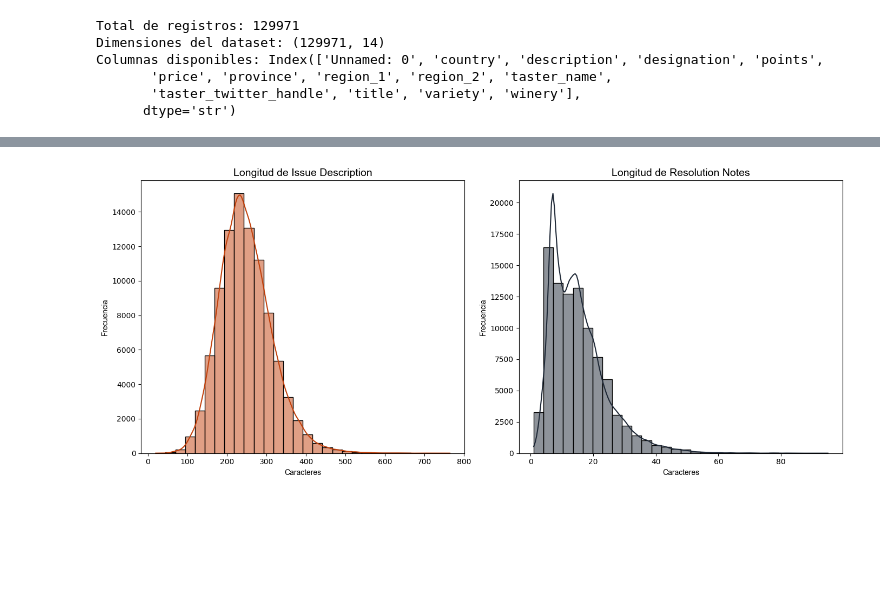
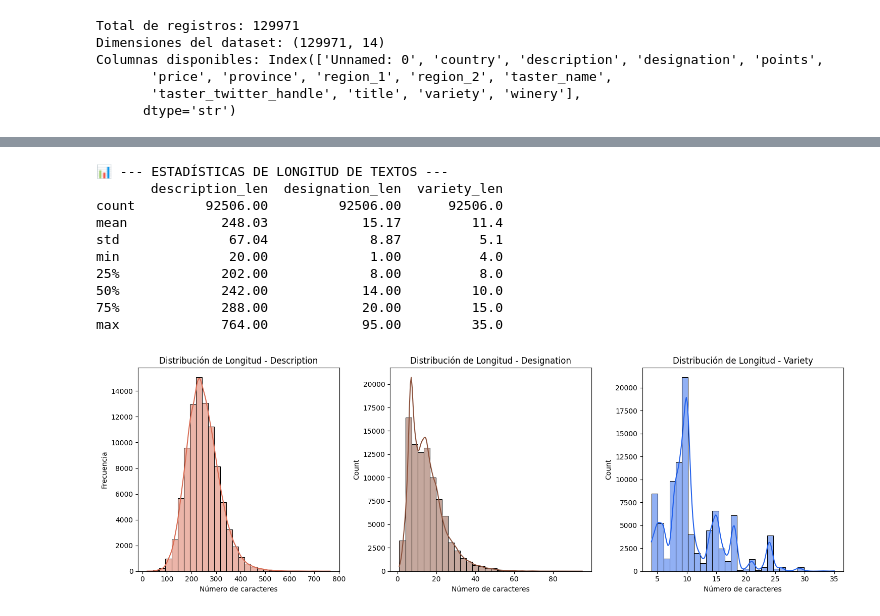
Before and after one commit to Azwraithz/Coderhouse-DataScience-C77805, a Jupyter notebook: AnalisisVinos.ipynb, the cells around one changed output, grey strips where cells are left out. Cells and saved outputs as stored; diff of their text form; code cells hidden in the pictures; blank space fills up the shorter version.

```diff
--- a/AnalisisVinos.ipynb
+++ b/AnalisisVinos.ipynb
@@ -289,3 +450,3 @@ df_nlp.head()
 # %%
-# Distribución de categorías
-print(df_nlp['designation'].value_counts(normalize=True) * 100)
+# Selección de columnas relevantes para la tarea de clasificación de texto
+df_nlp = df[['description', 'designation', 'variety']].copy()
@@ -349,0 +453,15 @@ Length: 10, dtype: str
+# %%
+# Eliminación de filas con valores nulos en las columnas críticas
+df_nlp.dropna(subset=['description', 'designation', 'variety'], inplace=True)
+# %%
+# Reinicio del índice para mayor claridad
+df_nlp.reset_index(drop=True, inplace=True)
+
+print("✅ Dataset preparado para modelado")
+print(f"   • Registros finales: {len(df_nlp):,}")
+print(f"   • Variedades únicas: {df_nlp['variety'].nunique()}")
+print(f"   • Columnas: {list(df_nlp.columns)}")
+
+# Vista rápida de las primeras filas
+print("\nPrimeras 5 filas del dataset para modelado:")
+display(df_nlp.head())
@@ -359,32 +500,49 @@ Length: 10, dtype: str
     </p>
 </div>
 # %%
-# Cálculo de longitudes (cantidad de caracteres)
+# Cálculo de longitudes en caracteres
 df_nlp['description_len'] = df_nlp['description'].str.len()
-df_nlp['designation_len'] = df_nlp['designation'].str.len()
+df_nlp['designation_len'] = df_nlp['designation'].str.len() if 'designation' in df_nlp.columns else None
+df_nlp['variety_len']     = df_nlp['variety'].str.len()
 
-# Configuración de la figura
-plt.figure(figsize=(14, 6))
+# Estadísticas descriptivas
+print("📊 --- ESTADÍSTICAS DE LONGITUD DE TEXTOS ---")
+print(df_nlp[['description_len', 'designation_len', 'variety_len']].describe().round(2))
 
-# Histograma para issue_description
-plt.subplot(1, 2, 1)
-sns.histplot(df_nlp['description_len'], bins=30, color='#C2410C', kde=True)
-plt.title('Longitud de Issue Description', fontname='Arial', fontsize=14)
-plt.xlabel('Caracteres', fontname='Arial')
-plt.ylabel('Frecuencia', fontname='Arial')
+# Visualización
+plt.figure(figsize=(15, 5))
 
-# Histograma para resolution_notes
-plt.subplot(1, 2, 2)
-sns.histplot(df_nlp['designation_len'], bins=30, color='#1F2937', kde=True)
-plt.title('Longitud de Resolution Notes', fontname='Arial', fontsize=14)
-plt.xlabel('Caracteres', fontname='Arial')
-plt.ylabel('Frecuencia', fontname='Arial')
+plt.subplot(1, 3, 1)
+sns.histplot(df_nlp['description_len'], bins=30, color='#D96D55', kde=True)
+plt.title('Distribución de Longitud - Description')
+plt.xlabel('Número de caracteres')
+plt.ylabel('Frecuencia')
+
+plt.subplot(1, 3, 2)
+if 'designation_len' in df_nlp.columns and df_nlp['designation_len'].notna().any():
+    sns.histplot(df_nlp['designation_len'].dropna(), bins=30, color='#8C533E', kde=True)
+    plt.title('Distribución de Longitud - Designation')
+    plt.xlabel('Número de caracteres')
+else:
+    plt.text(0.5, 0.5, 'Designation no disponible', ha='center', va='center')
+    plt.title('Distribución de Longitud - Designation')
+
+plt.subplot(1, 3, 3)
+sns.histplot(df_nlp['variety_len'], bins=30, color='#2563EB', kde=True)
+plt.title('Distribución de Longitud - Variety')
+plt.xlabel('Número de caracteres')
 
 plt.tight_layout()
 plt.show()
-
-# 3. Estadísticas descriptivas
-print("--- Estadísticas de Longitud (Caracteres) ---")
-print(df_nlp[['description_len', 'designation_len']].describe().round(2))
 # %% [output]
+📊 --- ESTADÍSTICAS DE LONGITUD DE TEXTOS ---
+       description_len  designation_len  variety_len
+count         92506.00         92506.00      92506.0
+mean            248.03            15.17         11.4
+std              67.04             8.87          5.1
+min              20.00             1.00          4.0
+25%             202.00             8.00          8.0
+50%             242.00            14.00         10.0
+75%             288.00            20.00         15.0
+max             764.00            95.00         35.0
-[figure, old version]
+[figure, new version]
```
Also changed, not shown: parts of 45 cells of this notebook, 2 other files.
